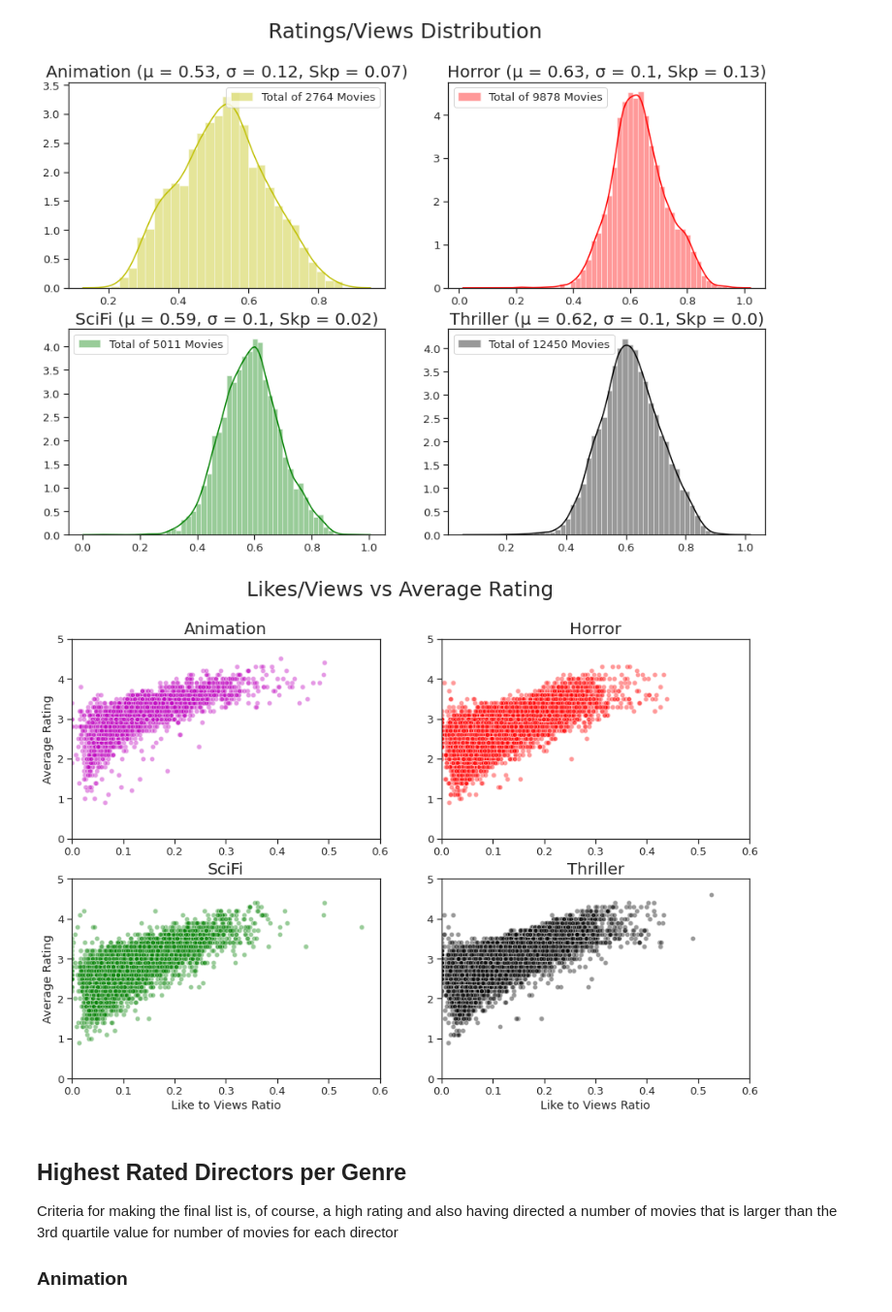
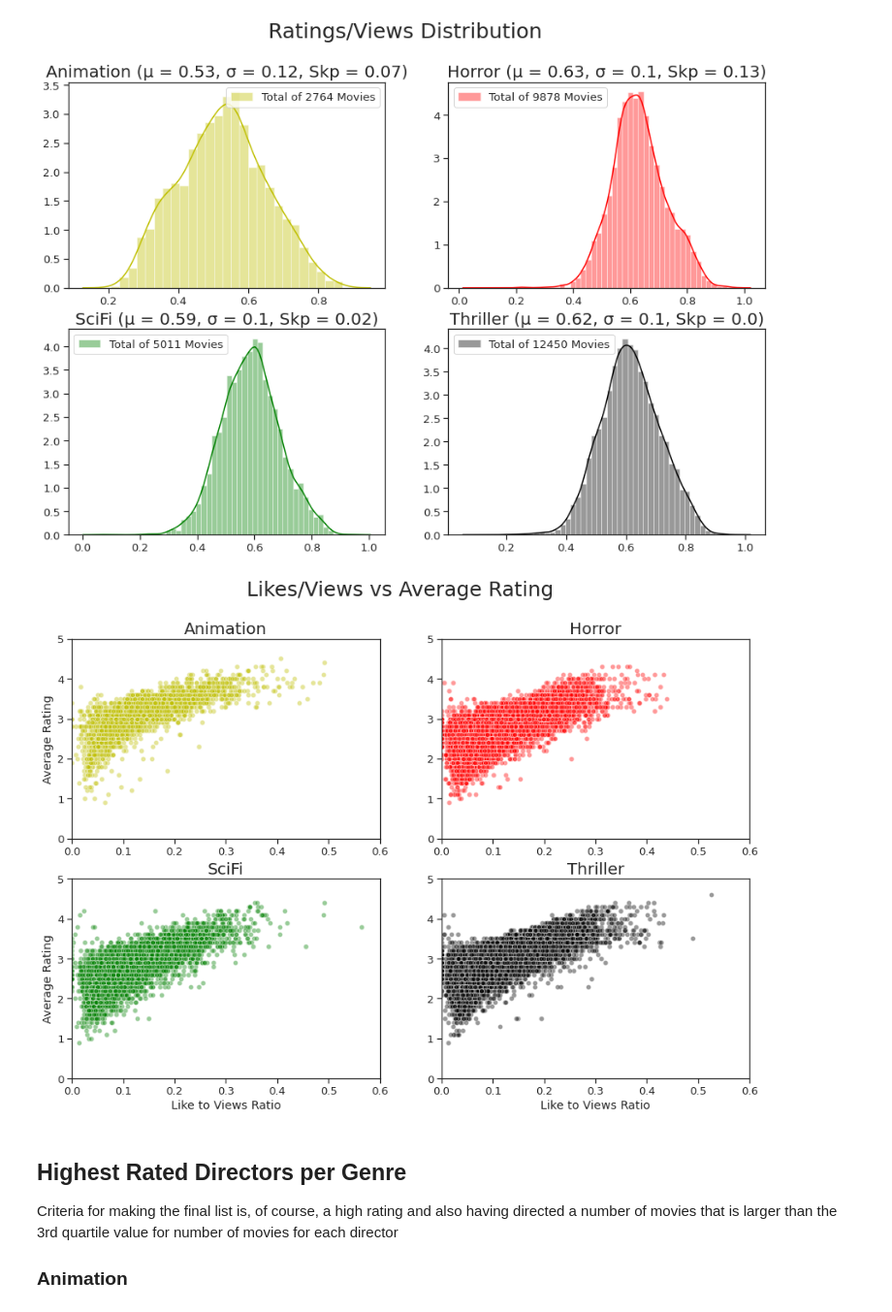
Before and after one commit to andresdha/Letterboxd_Data, a Jupyter notebook: Letterboxd Data Analysis.ipynb, the cells around one changed output. Shown at 97% size. Drawn from its saved outputs; the diff is of its cells as text; code cells hidden in the pictures.

```diff
--- a/Letterboxd Data Analysis.ipynb
+++ b/Letterboxd Data Analysis.ipynb
@@ -983,7 +983,7 @@ plt.show()
 fig, axes = plt.subplots(nrows=2, ncols=2, figsize=(15,10), squeeze=True)
 fig.suptitle('Likes/Views vs Average Rating', fontsize=25)
 
-sns.scatterplot(x='like_to_views_ratio', y='avg_rating', data = animation, ax=axes[0,0], color='m',
+sns.scatterplot(x='like_to_views_ratio', y='avg_rating', data = animation, ax=axes[0,0], color='y',
                alpha=0.4)
 axes[0,0].set_title('Animation', fontsize=20)
 axes[0,0].set_ylabel('Average Rating')
@@ -993,34 +993,34 @@ axes[0,0].set_xlim(0,0.6)
 
 
 sns.scatterplot(x='like_to_views_ratio', y='avg_rating', data = horror, ax=axes[0,1], color='r',
                alpha=0.4)
 axes[0,1].set_title('Horror', fontsize=20)
 axes[0,1].set_xlabel('')
 axes[0,1].set_ylabel('')
 axes[0,1].set_ylim(0,5)
 axes[0,1].set_xlim(0,0.6)
 
 
 sns.scatterplot(x='like_to_views_ratio', y='avg_rating', data = scifi, ax=axes[1,0], color='g',
                alpha=0.4)
 axes[1,0].set_title('SciFi', fontsize=20)
 axes[1,0].set_ylabel('Average Rating')
 axes[1,0].set_xlabel('Like to Views Ratio')
 axes[1,0].set_ylim(0,5)
 axes[1,0].set_xlim(0,0.6)
 
 
 sns.scatterplot(x='like_to_views_ratio', y='avg_rating', data = thriller, ax=axes[1,1], color='k',
                alpha=0.4)
 axes[1,1].set_title('Thriller', fontsize=20)
 axes[1,1].set_xlabel('Like to Views Ratio')
 axes[1,1].set_ylabel('')
 axes[1,1].set_ylim(0,5)
 axes[1,1].set_xlim(0,0.6)
 
 plt.savefig('Figures/Corr_AvgRating_LikeViewRatio.png')
 # %% [output]
-[figure, old version]
+[figure, new version]
 # %% [markdown]
 ## Highest Rated Directors per Genre
 Criteria for making the final list is, of course, a high rating and also having directed a number of movies that is larger than the 3rd quartile value for number of movies for each director
```
Also changed, not shown: parts of 44 cells of this notebook, 13 other files.
